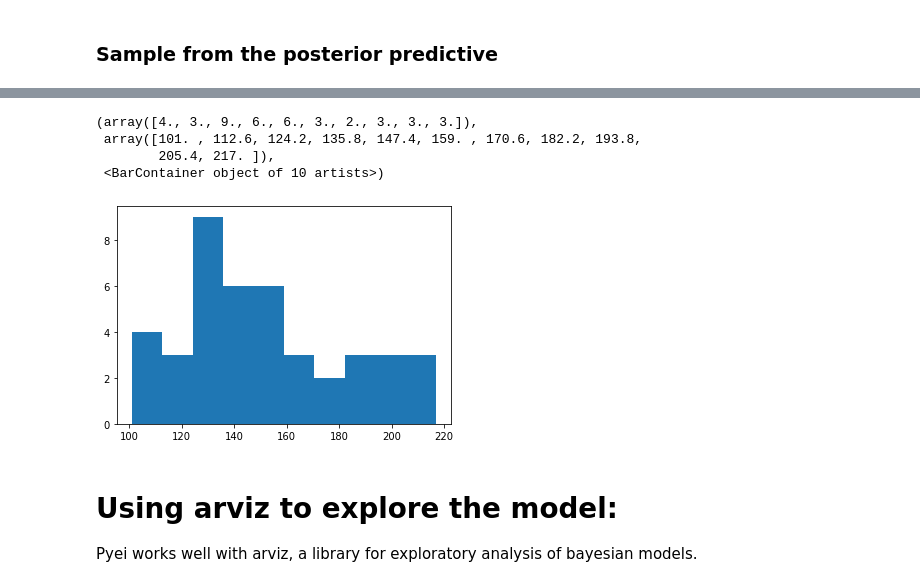
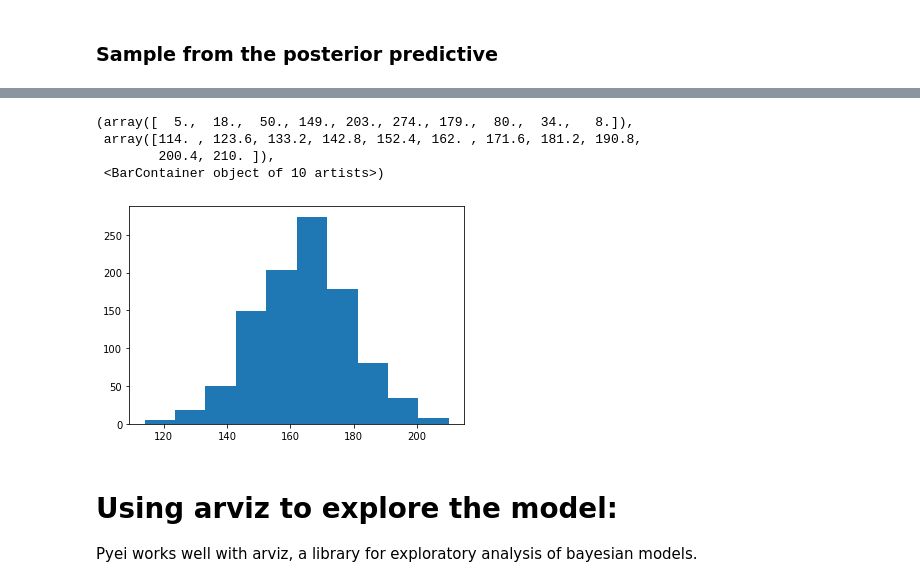
Before and after one commit to mggg/ecological-inference, a Jupyter notebook: pyei/examples/model_eval_and_comparison_demo.ipynb, the cells around one changed output, grey strips where cells are left out. Saved outputs shown, nothing was run; the diff lists cells and outputs as text; code cells hidden in the pictures.

```diff
--- a/pyei/examples/model_eval_and_comparison_demo.ipynb
+++ b/pyei/examples/model_eval_and_comparison_demo.ipynb
@@ -42,7 +42,7 @@ ei.fit(X, T, N, demographic_group_name=demographic_group_name, candidate_name=ca
 # %%
 # Sample from the prior predictive distributions
 with ei.sim_model as sim_model:
-    prior_pred = pm.sample_prior_predictive(10000)
+    idata = pm.sample_prior_predictive(10000) # creates an InferenceData object
 # %%
 ### Examine the prior predictive distribution
 # %%
@@ -153,11 +177,11 @@ with ei.sim_model as sim_model:
 # %%
-plt.hist(posterior_pred['votes_count'][0,:]) # Simulated vote counts for the 0th county
+plt.hist(posterior_pred['posterior_predictive']['votes_count'][0,:,0]) # Simulated vote counts for the 0th county
 # %% [output]
-(array([4., 3., 9., 6., 6., 3., 2., 3., 3., 3.]),
- array([101. , 112.6, 124.2, 135.8, 147.4, 159. , 170.6, 182.2, 193.8,
-        205.4, 217. ]),
+(array([  5.,  18.,  50., 149., 203., 274., 179.,  80.,  34.,   8.]),
+ array([114. , 123.6, 133.2, 142.8, 152.4, 162. , 171.6, 181.2, 190.8,
+        200.4, 210. ]),
  <BarContainer object of 10 artists>)
-[figure, old version]
+[figure, new version]
 # %% [markdown]
 # Using arviz to explore the model:
 
```
Also changed, not shown: parts of 28 cells of this notebook, 1 other file.
